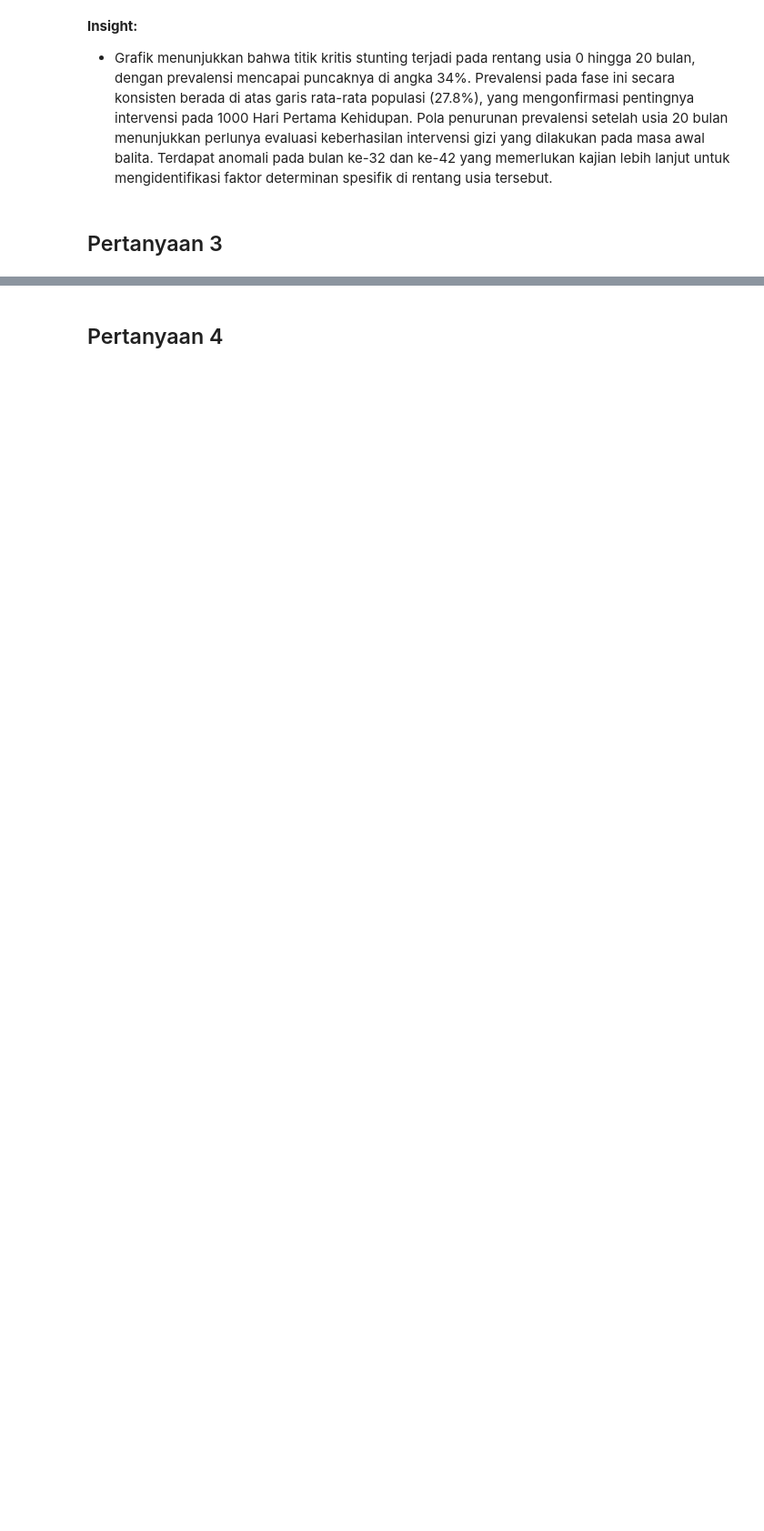
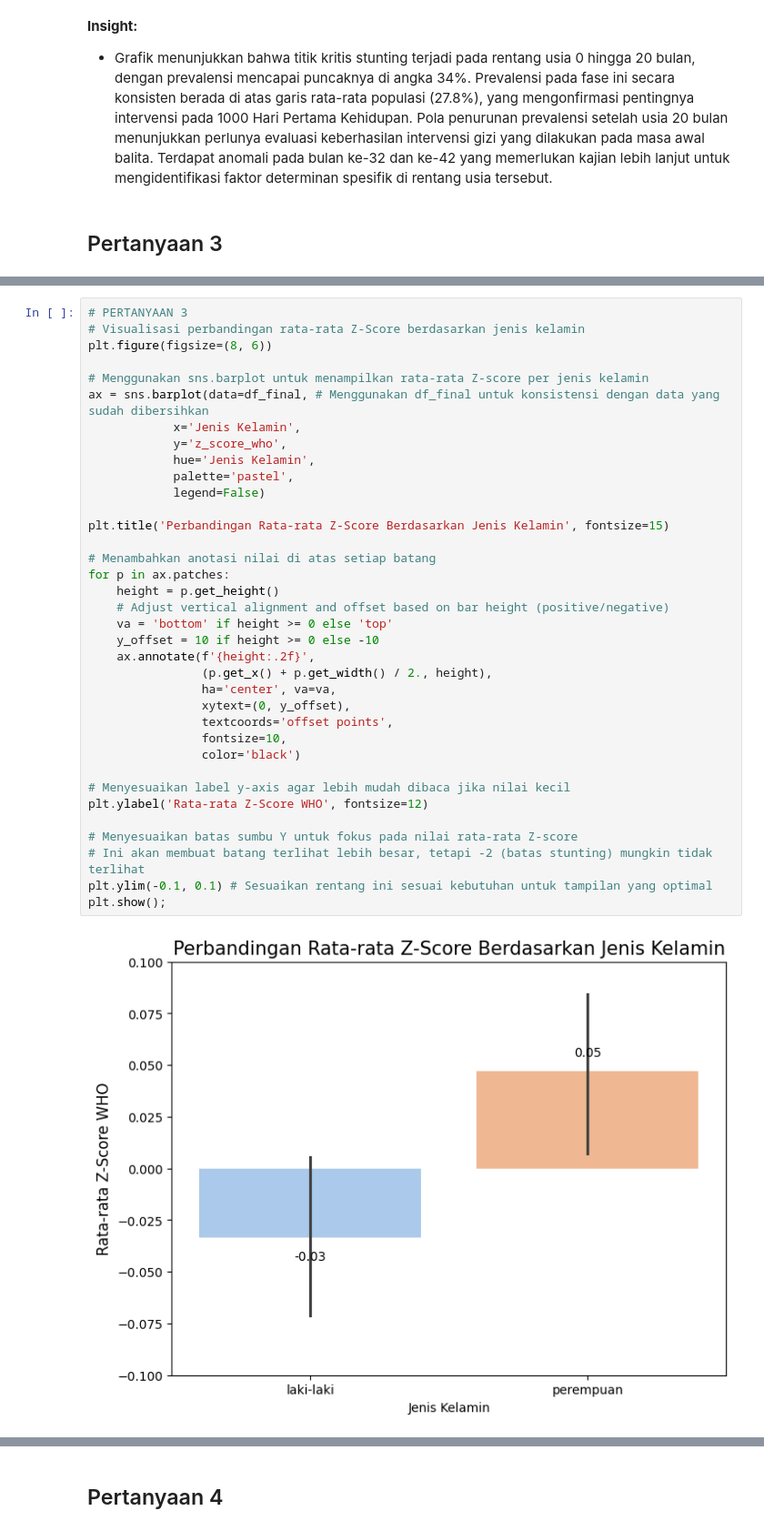
Before and after one commit to fifinagustiana/Capstone-Project-CC26-PSU128, a Jupyter notebook: DataScientist/Data_Prep_Prediksi_Risiko_Stunting_Balita.ipynb, the cells around one changed output, grey strips where cells are left out. Shown at 91% size. Cells and saved outputs as stored; diff of their text form; blank space fills up the shorter version.

```diff
--- a/DataScientist/Data_Prep_Prediksi_Risiko_Stunting_Balita.ipynb
+++ b/DataScientist/Data_Prep_Prediksi_Risiko_Stunting_Balita.ipynb
@@ -472,0 +451,38 @@ plt.show();
+# %%
+# PERTANYAAN 3
+# Visualisasi perbandingan rata-rata Z-Score berdasarkan jenis kelamin
+plt.figure(figsize=(8, 6))
+
+# Menggunakan sns.barplot untuk menampilkan rata-rata Z-score per jenis kelamin
+ax = sns.barplot(data=df_final, # Menggunakan df_final untuk konsistensi dengan data yang sudah dibersihkan
+            x='Jenis Kelamin',
+            y='z_score_who',
+            hue='Jenis Kelamin',
+            palette='pastel',
+            legend=False)
+
+plt.title('Perbandingan Rata-rata Z-Score Berdasarkan Jenis Kelamin', fontsize=15)
+
+# Menambahkan anotasi nilai di atas setiap batang
+for p in ax.patches:
+    height = p.get_height()
+    # Adjust vertical alignment and offset based on bar height (positive/negative)
+    va = 'bottom' if height >= 0 else 'top'
+    y_offset = 10 if height >= 0 else -10
+    ax.annotate(f'{height:.2f}',
+                (p.get_x() + p.get_width() / 2., height),
+                ha='center', va=va,
+                xytext=(0, y_offset),
+                textcoords='offset points',
+                fontsize=10,
+                color='black')
+
+# Menyesuaikan label y-axis agar lebih mudah dibaca jika nilai kecil
+plt.ylabel('Rata-rata Z-Score WHO', fontsize=12)
+
+# Menyesuaikan batas sumbu Y untuk fokus pada nilai rata-rata Z-score
+# Ini akan membuat batang terlihat lebih besar, tetapi -2 (batas stunting) mungkin tidak terlihat
+plt.ylim(-0.1, 0.1) # Sesuaikan rentang ini sesuai kebutuhan untuk tampilan yang optimal
+plt.show();
+# %% [output]
+[figure, added]
```
Also changed, not shown: parts of 4 cells of this notebook.
